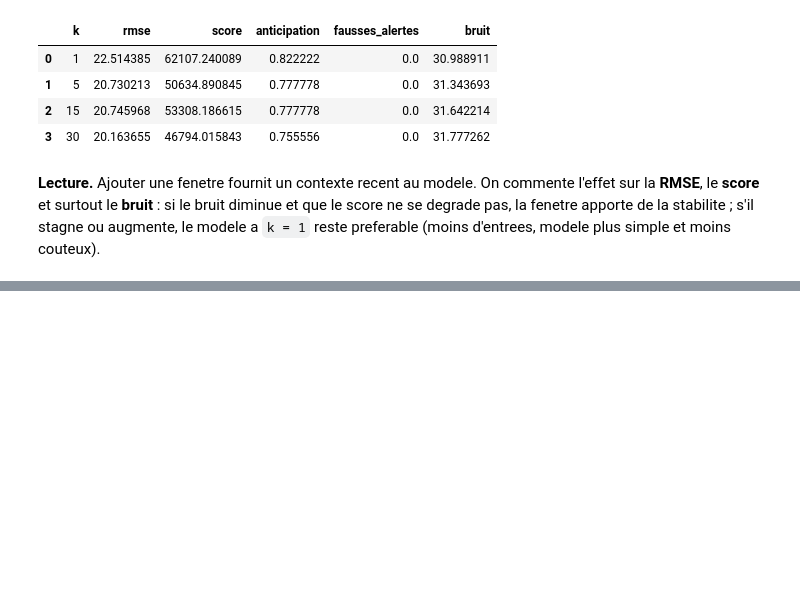
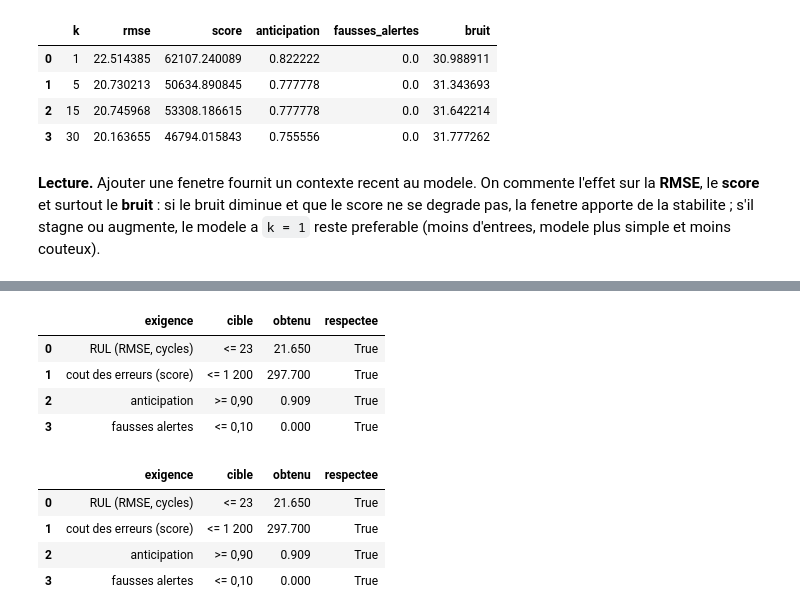
Before and after one commit to moussIlyas/ProjectFM, a Jupyter notebook: notebooks/mlp4.ipynb, the cells around one changed output, grey strips where cells are left out. Cells and saved outputs as stored; diff of their text form; code cells hidden in the pictures; blank space fills up the shorter version.

```diff
--- a/notebooks/mlp4.ipynb
+++ b/notebooks/mlp4.ipynb
@@ -848,0 +774,27 @@ M6 fenetre k=30 -> {'rmse': 22.22, 'score': 44736.28, 'anticipation': 0.78, 'fau
+# %%
+# --- Evaluation du cahier des charges : une prediction par pompe de test ---
+test_n = normaliser(TA["test"])
+rul_fin_test = np.minimum(np.load(DATA / "rul_fin_test.npy"), RUL_MAX).astype(float)
+
+def evaluer_test(pred):
+    """Metriques du cahier des charges sur le test (une prediction par pompe)."""
+    proches = rul_fin_test <= SEUIL_ALERTE
+    lointaines = rul_fin_test > SEUIL_FA
+    return {"rmse": rmse(rul_fin_test, pred),
+            "score": score_nasa(rul_fin_test, pred),
+            "anticipation": float((pred[proches] < SEUIL_ALERTE).mean()),
+            "fausses_alertes": float((pred[lointaines] < SEUIL_ALERTE).mean())}
+
+def dernier_cycle(df, k, feats=FEATURES_3):
+    """Fenetres aplaties (k derniers cycles) reduites au dernier cycle de chaque pompe."""
+    X, dernier = [], []
+    for _, g in df.sort_values(["pompe", "cycle"]).groupby("pompe"):
+        v = g[feats].values.astype("float32")
+        v = np.vstack([np.repeat(v[:1], k - 1, axis=0), v])
+        X.append(np.stack([v[i:i + k].ravel() for i in range(len(g))]))
+        dernier.append(np.arange(len(g)) == len(g) - 1)
+    return np.concatenate(X)[np.concatenate(dernier)]
+
+print("test :", rul_fin_test.shape[0], "pompes |",
+      int((rul_fin_test <= SEUIL_ALERTE).sum()), "a <= 30 cycles |",
+      int((rul_fin_test > SEUIL_FA).sum()), "a > 60 cycles")
@@ -848,0 +869,8 @@ M6 fenetre k=30 -> {'rmse': 22.22, 'score': 44736.28, 'anticipation': 0.78, 'fau
+# %%
+# --- Evaluation UNIQUE du modele retenu sur le test (30 pompes, une prediction par pompe) ---
+modele_cible = modeles[(PENALITE_CIBLE, K_CIBLE)]
+pred_test = predire_cycles(modele_cible, dernier_cycle(test_n, K_CIBLE))
+res_cible = evaluer_test(pred_test)
+journaliser(f"modele retenu (3 entrees, k={K_CIBLE}, asym x{int(PENALITE_CIBLE)})",
+            {"normalisation": "regime", "perte": f"asymetrique_x{int(PENALITE_CIBLE)}",
+             "features": 3, "k": K_CIBLE}, res_cible)
@@ -848,0 +900,21 @@ M6 fenetre k=30 -> {'rmse': 22.22, 'score': 44736.28, 'anticipation': 0.78, 'fau
+# %%
+# --- Cibles du cahier des charges vs resultats obtenus (test) ---
+pd.DataFrame({
+    "exigence": ["RUL (RMSE, cycles)", "cout des erreurs (score)", "anticipation", "fausses alertes"],
+    "cible": ["<= 23", "<= 1 200", ">= 0,90", "<= 0,10"],
+    "obtenu": [round(res_cible["rmse"], 2), round(res_cible["score"], 1),
+               round(res_cible["anticipation"], 3), round(res_cible["fausses_alertes"], 3)],
+    "respectee": [res_cible["rmse"] <= 23, res_cible["score"] <= 1200,
+                  res_cible["anticipation"] >= 0.90, res_cible["fausses_alertes"] <= 0.10],
+})
+# %% [output]
+|  | exigence | cible | obtenu | respectee |
+| 0 | RUL (RMSE, cycles) | <= 23 | 21.650 | True |
+| 1 | cout des erreurs (score) | <= 1 200 | 297.700 | True |
+| 2 | anticipation | >= 0,90 | 0.909 | True |
+| 3 | fausses alertes | <= 0,10 | 0.000 | True |
+|  | exigence | cible | obtenu | respectee |
+| 0 | RUL (RMSE, cycles) | <= 23 | 21.650 | True |
+| 1 | cout des erreurs (score) | <= 1 200 | 297.700 | True |
+| 2 | anticipation | >= 0,90 | 0.909 | True |
+| 3 | fausses alertes | <= 0,10 | 0.000 | True |
```
Also changed, not shown: parts of 34 cells of this notebook, 3 other files.
